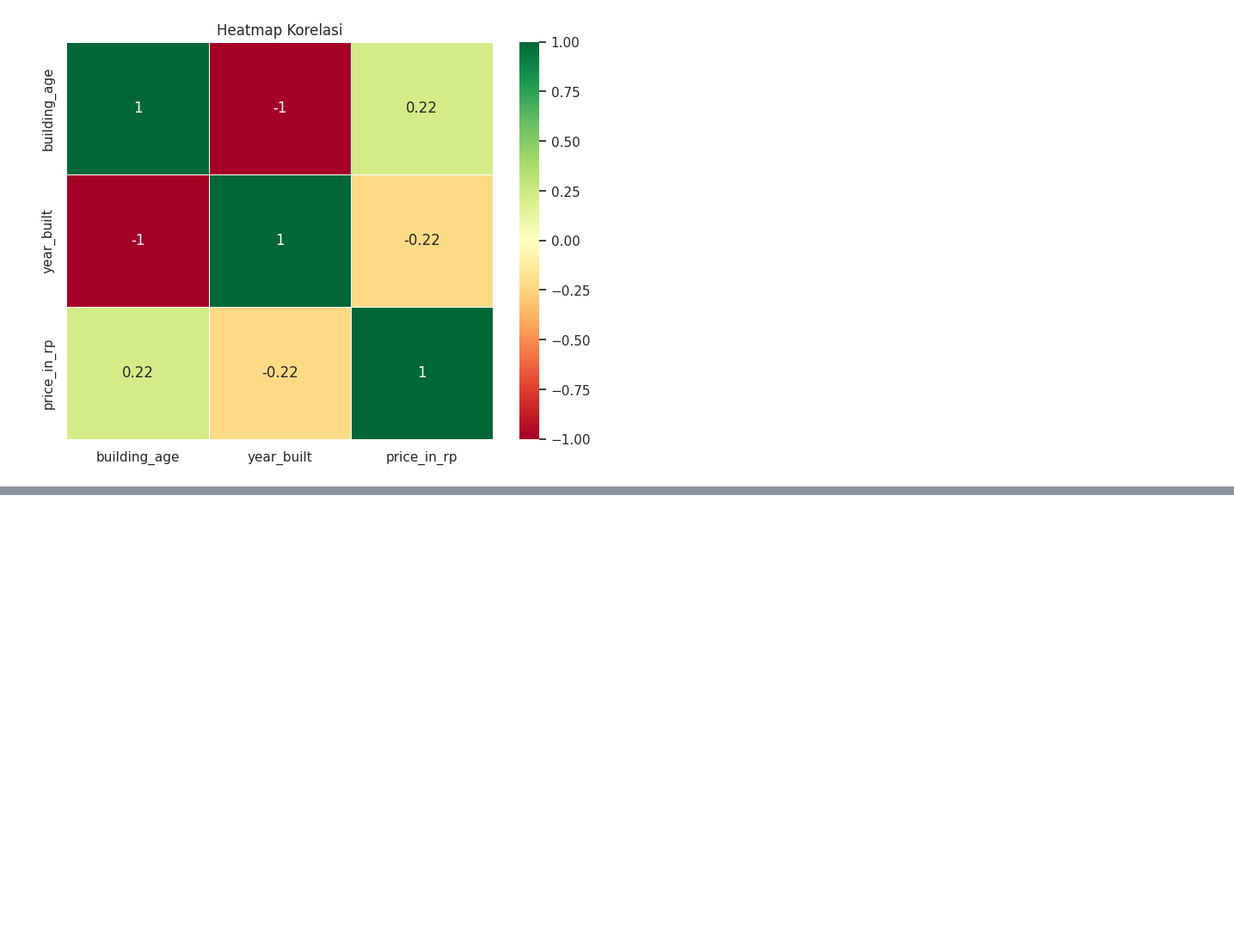
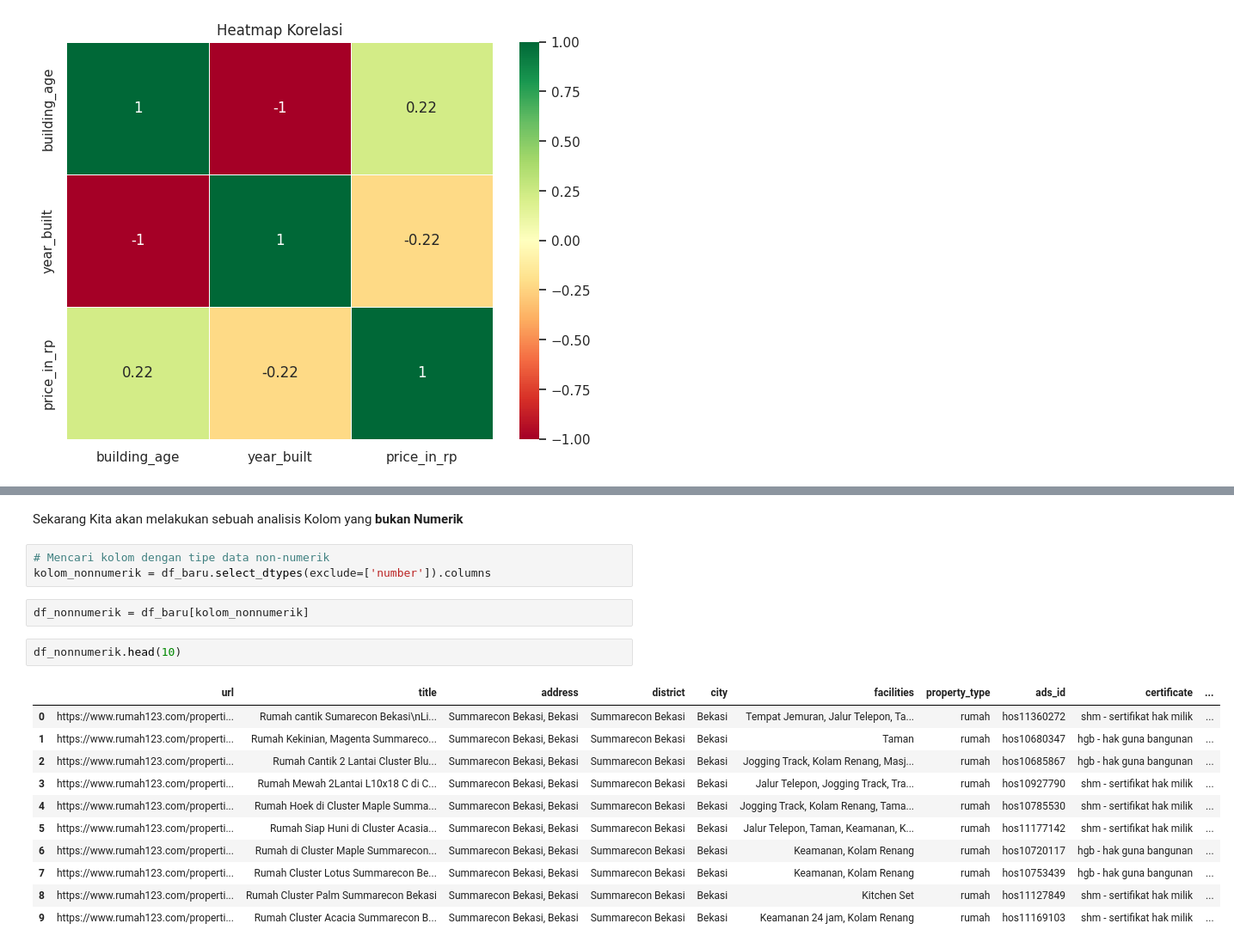
Before and after one commit to abdinegara783/ISFEST2023, a Jupyter notebook: ISFEST_Abdi.ipynb, the cells around one changed output, grey strips where cells are left out. Shown at 86% size. Drawn from its saved outputs; the diff is of its cells as text; blank space fills up the shorter version.

```diff
--- a/ISFEST_Abdi.ipynb
+++ b/ISFEST_Abdi.ipynb
@@ -391,0 +510,21 @@ def separate_numeric_categorical_columns(df):
+# %% [markdown]
+Sekarang Kita akan melakukan sebuah analisis Kolom yang **bukan Numerik**
+# %%
+# Mencari kolom dengan tipe data non-numerik
+kolom_nonnumerik = df_baru.select_dtypes(exclude=['number']).columns
+# %%
+df_nonnumerik = df_baru[kolom_nonnumerik]
+# %%
+df_nonnumerik.head(10)
+# %% [output]
+|  | url | title | address | district | city | facilities | property_type | ads_id | certificate | ... |
+| 0 | https://www.rumah123.com/properti... | Rumah cantik Sumarecon Bekasi\nLi... | Summarecon Bekasi, Bekasi | Summarecon Bekasi | Bekasi | Tempat Jemuran, Jalur Telepon, Ta... | rumah | hos11360272 | shm - sertifikat hak milik | ... |
+| 1 | https://www.rumah123.com/properti... | Rumah Kekinian, Magenta Summareco... | Summarecon Bekasi, Bekasi | Summarecon Bekasi | Bekasi | Taman | rumah | hos10680347 | hgb - hak guna bangunan | ... |
+| 2 | https://www.rumah123.com/properti... | Rumah Cantik 2 Lantai Cluster Blu... | Summarecon Bekasi, Bekasi | Summarecon Bekasi | Bekasi | Jogging Track, Kolam Renang, Masj... | rumah | hos10685867 | hgb - hak guna bangunan | ... |
+| 3 | https://www.rumah123.com/properti... | Rumah Mewah 2Lantai L10x18 C di C... | Summarecon Bekasi, Bekasi | Summarecon Bekasi | Bekasi | Jalur Telepon, Jogging Track, Tra... | rumah | hos10927790 | shm - sertifikat hak milik | ... |
+| 4 | https://www.rumah123.com/properti... | Rumah Hoek di Cluster Maple Summa... | Summarecon Bekasi, Bekasi | Summarecon Bekasi | Bekasi | Jogging Track, Kolam Renang, Tama... | rumah | hos10785530 | shm - sertifikat hak milik | ... |
+| 5 | https://www.rumah123.com/properti... | Rumah Siap Huni di Cluster Acasia... | Summarecon Bekasi, Bekasi | Summarecon Bekasi | Bekasi | Jalur Telepon, Taman, Keamanan, K... | rumah | hos11177142 | shm - sertifikat hak milik | ... |
+| 6 | https://www.rumah123.com/properti... | Rumah di Cluster Maple Summarecon... | Summarecon Bekasi, Bekasi | Summarecon Bekasi | Bekasi | Keamanan, Kolam Renang | rumah | hos10720117 | hgb - hak guna bangunan | ... |
+| 7 | https://www.rumah123.com/properti... | Rumah Cluster Lotus Summarecon Be... | Summarecon Bekasi, Bekasi | Summarecon Bekasi | Bekasi | Keamanan, Kolam Renang | rumah | hos10753439 | hgb - hak guna bangunan | ... |
+| 8 | https://www.rumah123.com/properti... | Rumah Cluster Palm Summarecon Bekasi | Summarecon Bekasi, Bekasi | Summarecon Bekasi | Bekasi | Kitchen Set | rumah | hos11127849 | shm - sertifikat hak milik | ... |
+| 9 | https://www.rumah123.com/properti... | Rumah Cluster Acacia Summarecon B... | Summarecon Bekasi, Bekasi | Summarecon Bekasi | Bekasi | Keamanan 24 jam, Kolam Renang | rumah | hos11169103 | shm - sertifikat hak milik | ... |
```
Also changed, not shown: parts of 25 cells of this notebook.
